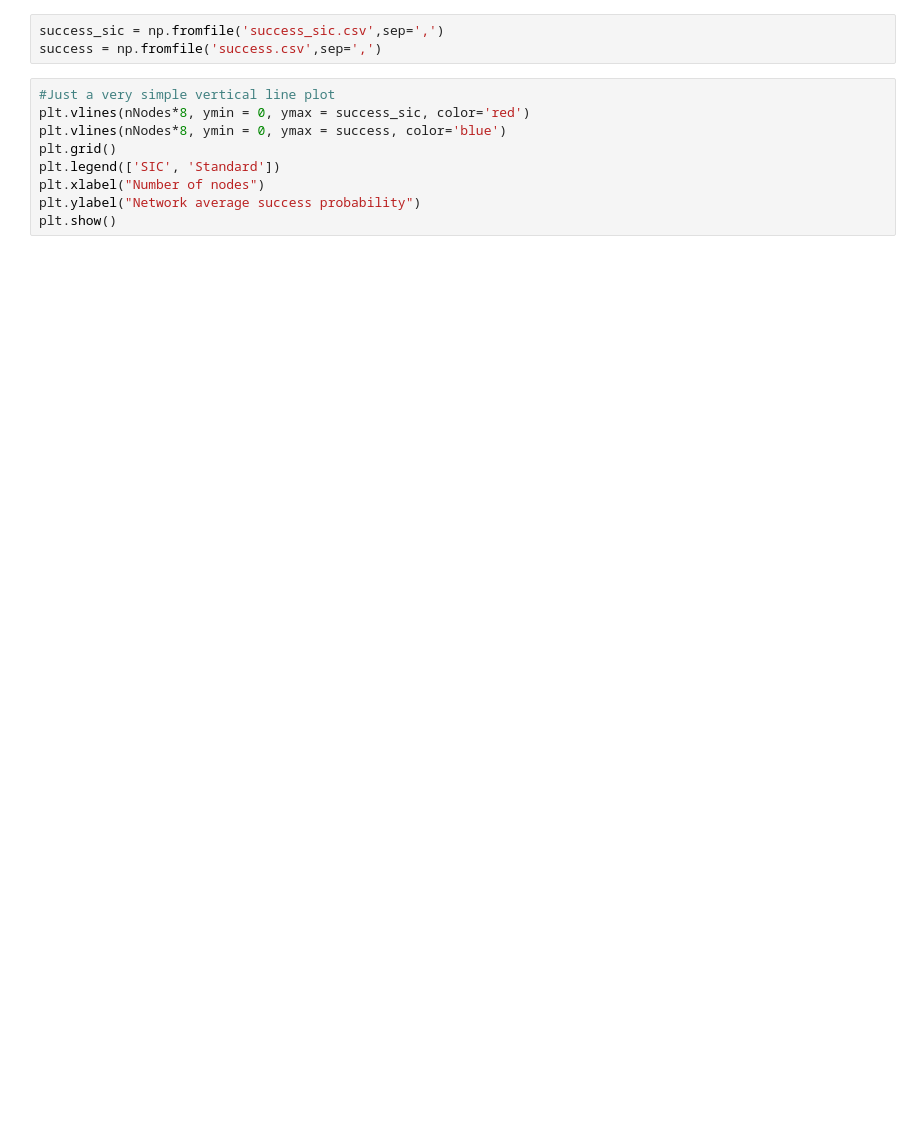
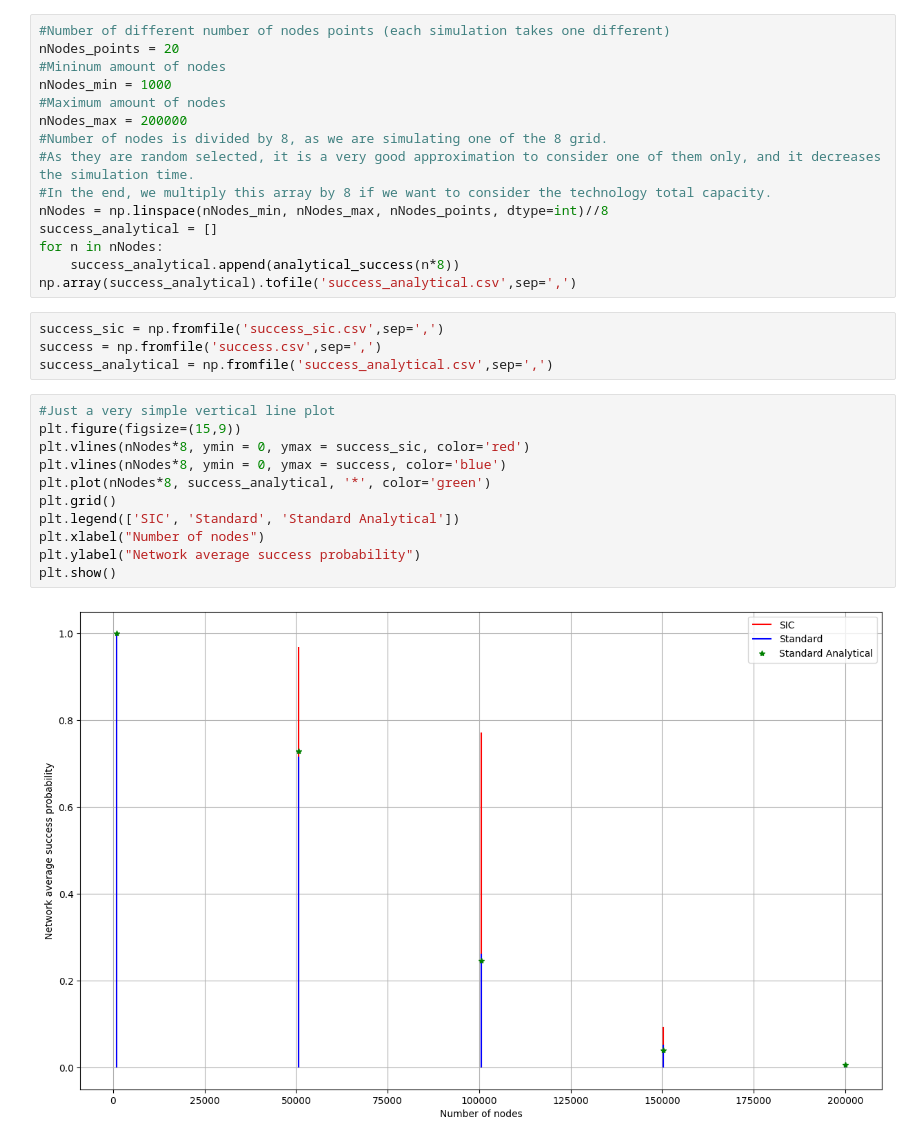
Before and after one commit to Xexell/LR-FHSS-sim, a Jupyter notebook: main.ipynb, the cells around one changed output. Drawn from its saved outputs; the diff is of its cells as text; blank space fills up the shorter version.

Commit message:
Add analytical ALOHA equation, update reqs

```diff
--- a/main.ipynb
+++ b/main.ipynb
@@ -63,14 +90,34 @@ print(f"The simulation lasted {time.perf_counter()-start} seconds.")
+# %%
+#Number of different number of nodes points (each simulation takes one different)
+nNodes_points = 20
+#Mininum amount of nodes
+nNodes_min = 1000
+#Maximum amount of nodes
+nNodes_max = 200000
+#Number of nodes is divided by 8, as we are simulating one of the 8 grid.
+#As they are random selected, it is a very good approximation to consider one of them only, and it decreases the simulation time.
+#In the end, we multiply this array by 8 if we want to consider the technology total capacity.
+nNodes = np.linspace(nNodes_min, nNodes_max, nNodes_points, dtype=int)//8
+success_analytical = []
+for n in nNodes:
+    success_analytical.append(analytical_success(n*8))
+np.array(success_analytical).tofile('success_analytical.csv',sep=',')
 # %%
 success_sic = np.fromfile('success_sic.csv',sep=',')
 success = np.fromfile('success.csv',sep=',')
+success_analytical = np.fromfile('success_analytical.csv',sep=',')
 # %%
 #Just a very simple vertical line plot
+plt.figure(figsize=(15,9))
 plt.vlines(nNodes*8, ymin = 0, ymax = success_sic, color='red')
 plt.vlines(nNodes*8, ymin = 0, ymax = success, color='blue')
+plt.plot(nNodes*8, success_analytical, '*', color='green')
 plt.grid()
-plt.legend(['SIC', 'Standard'])
+plt.legend(['SIC', 'Standard', 'Standard Analytical'])
 plt.xlabel("Number of nodes")
 plt.ylabel("Network average success probability")
 plt.show()
+# %% [output]
+[figure, added]
 # %%
 #Another example of plot, now making it an interpolated line between the points
```
Also changed, not shown: parts of 5 cells of this notebook, 1 other file.
